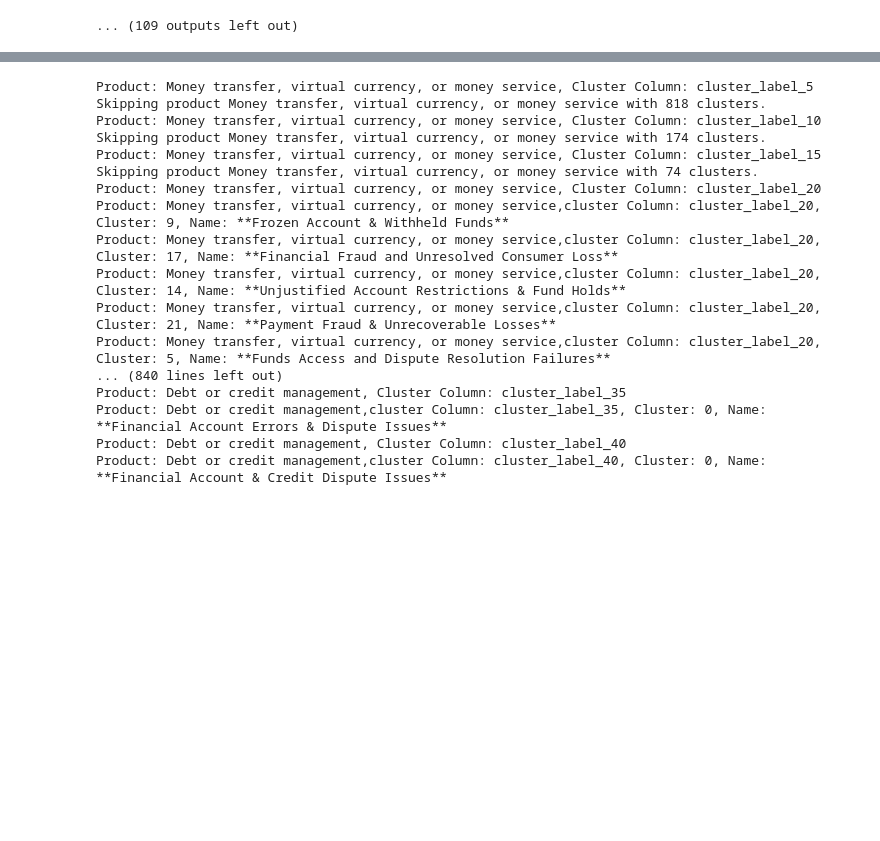
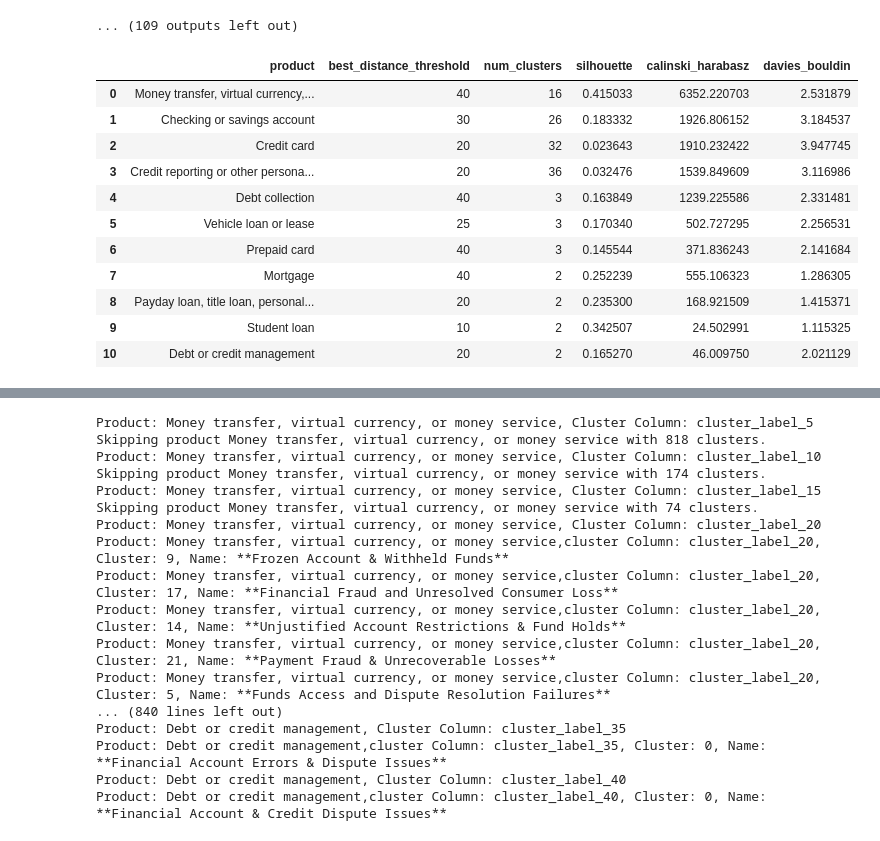
Before and after one commit to Whdgurtler/complaints, a Jupyter notebook: experiments.ipynb, the cells around one changed output, grey strips where cells are left out. Drawn from its saved outputs; the diff is of its cells as text; code cells hidden in the pictures; blank space fills up the shorter version.

```diff
--- a/experiments.ipynb
+++ b/experiments.ipynb
@@ -173,6 +173,42 @@ Try using .loc[row_indexer,col_indexer] = value instead
 See the caveats in the documentation: https://pandas.pydata.org/pandas-docs/stable/user_guide/indexing.html#returning-a-view-versus-a-copy
   product_df[f'cluster_label_{dt}'] = cluster_labels
 ... (109 outputs left out)
+# %%
+#get the best distance threshold for each product based on silhouette, calinski_harabasz, davies_bouldin with less than 50 clusters for each product
+best_distance_thresholds = pd.DataFrame()
+for product in products:
+    product_df = product_summary.loc[product_summary['product'] == product, :]
+    #filter to only distance thresholds with less than 50 clusters
+    filtered_df = product_df.loc[product_df['num_clusters'] < 50, :]
+    if filtered_df.shape[0] == 0:
+        continue
+    #get the distance threshold with the best silhouette score, calinski_harabasz, davies_bouldin
+    best_silhouette = filtered_df.loc[filtered_df['silhouette'].idxmax(), :]
+    best_calinski_harabasz = filtered_df.loc[filtered_df['calinski_harabasz'].idxmax(), :]
+    best_davies_bouldin = filtered_df.loc[filtered_df['davies_bouldin'].idxmin(), :]
+    best_distance_thresholds = pd.concat([best_distance_thresholds, pd.DataFrame({
+        'product': [product],
+        'best_distance_threshold': [best_silhouette['distance_threshold']],
+        'num_clusters': [best_silhouette['num_clusters']],
+        'silhouette': [best_silhouette['silhouette']],
+        'calinski_harabasz': [best_calinski_harabasz['calinski_harabasz']],
+        'davies_bouldin': [best_davies_bouldin['davies_bouldin']]
+    })], ignore_index=True)
+best_distance_thresholds.to_csv('outputbest_distance_thresholds.csv', index=False)
+best_distance_thresholds
+# %% [output]
+|  | product | best_distance_threshold | num_clusters | silhouette | calinski_harabasz | davies_bouldin |
+| 0 | Money transfer, virtual currency,... | 40 | 16 | 0.415033 | 6352.220703 | 2.531879 |
+| 1 | Checking or savings account | 30 | 26 | 0.183332 | 1926.806152 | 3.184537 |
+| 2 | Credit card | 20 | 32 | 0.023643 | 1910.232422 | 3.947745 |
+| 3 | Credit reporting or other persona... | 20 | 36 | 0.032476 | 1539.849609 | 3.116986 |
+| 4 | Debt collection | 40 | 3 | 0.163849 | 1239.225586 | 2.331481 |
+| 5 | Vehicle loan or lease | 25 | 3 | 0.170340 | 502.727295 | 2.256531 |
+| 6 | Prepaid card | 40 | 3 | 0.145544 | 371.836243 | 2.141684 |
+| 7 | Mortgage | 40 | 2 | 0.252239 | 555.106323 | 1.286305 |
+| 8 | Payday loan, title loan, personal... | 20 | 2 | 0.235300 | 168.921509 | 1.415371 |
+| 9 | Student loan | 10 | 2 | 0.342507 | 24.502991 | 1.115325 |
+| 10 | Debt or credit management | 20 | 2 | 0.165270 | 46.009750 | 2.021129 |
 # %%
 embeddings_df_clustered
 # %% [output]
```
Also changed, not shown: parts of 1 cell of this notebook, 1 other file.
